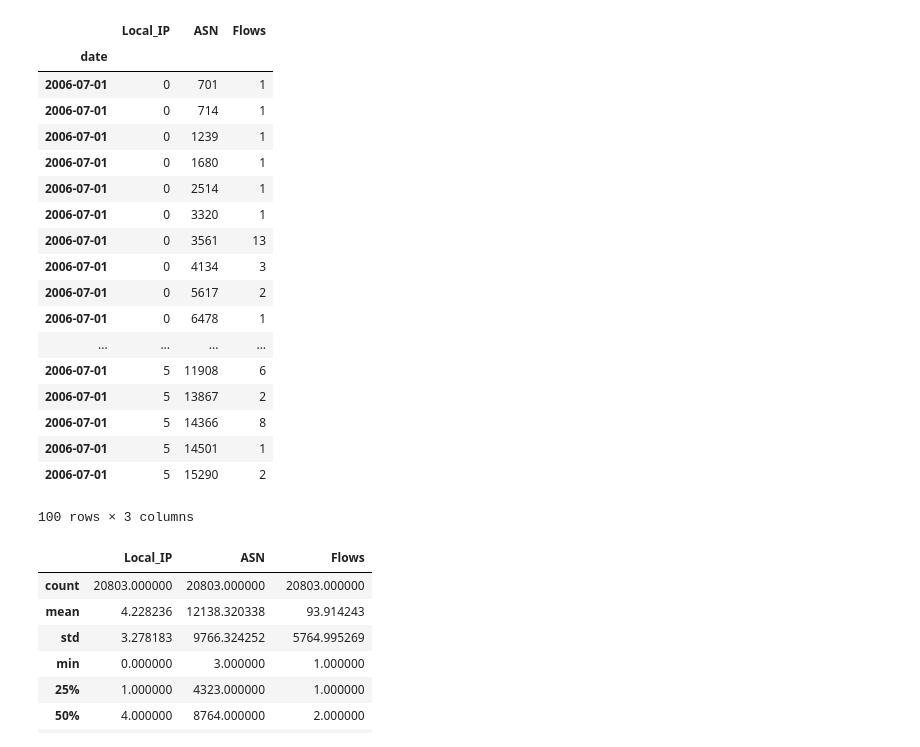
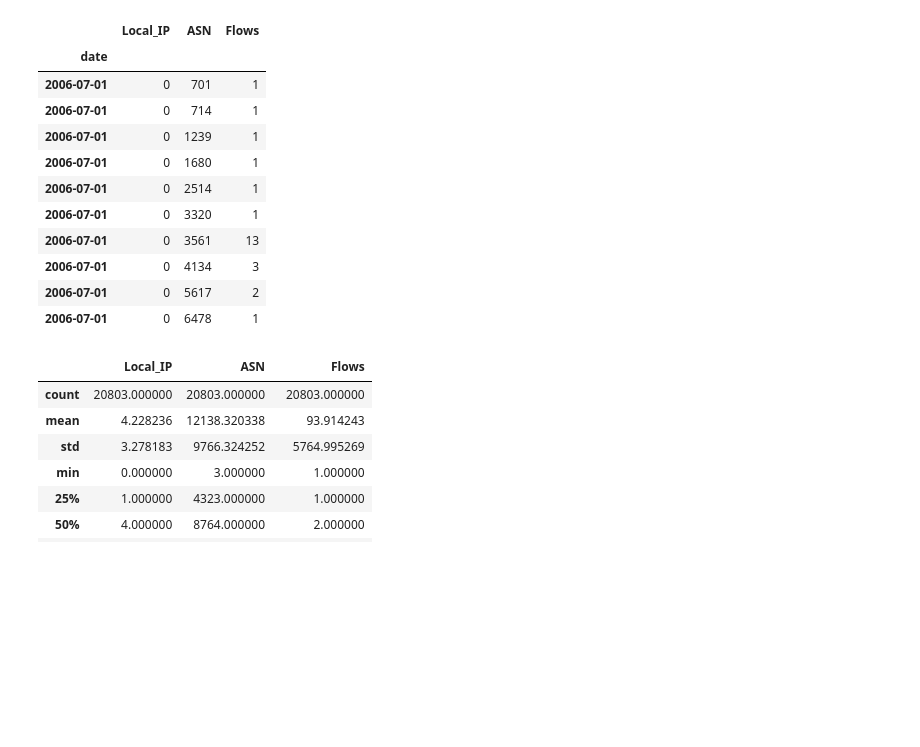
Before and after one commit to astarr8181/bot_net, a Jupyter notebook: bot_net_explore.ipynb, the cells around one changed output. Drawn from its saved outputs; the diff is of its cells as text; code cells hidden in the pictures; blank space fills up the shorter version.

```diff
--- a/bot_net_explore.ipynb
+++ b/bot_net_explore.ipynb
@@ -17,27 +31,20 @@ Path_to_Data = os.path.join(Data_root, Data_name)
 # %%
 df = pd.DataFrame.from_csv(Path_to_Data)
 df.columns = ['Local_IP', 'ASN', 'Flows']
-df.head(100)
+df.head(10)
 # %% [output]
 |  | Local_IP | ASN | Flows |
 | date |  |  |  |
 | 2006-07-01 | 0 | 701 | 1 |
 | 2006-07-01 | 0 | 714 | 1 |
 | 2006-07-01 | 0 | 1239 | 1 |
 | 2006-07-01 | 0 | 1680 | 1 |
 | 2006-07-01 | 0 | 2514 | 1 |
 | 2006-07-01 | 0 | 3320 | 1 |
 | 2006-07-01 | 0 | 3561 | 13 |
 | 2006-07-01 | 0 | 4134 | 3 |
 | 2006-07-01 | 0 | 5617 | 2 |
 | 2006-07-01 | 0 | 6478 | 1 |
-| ... | ... | ... | ... |
-| 2006-07-01 | 5 | 11908 | 6 |
-| 2006-07-01 | 5 | 13867 | 2 |
-| 2006-07-01 | 5 | 14366 | 8 |
-| 2006-07-01 | 5 | 14501 | 1 |
-| 2006-07-01 | 5 | 15290 | 2 |
-100 rows × 3 columns
 # %%
 df.describe()
 # %% [output]
```
Also changed, not shown: parts of 14 cells of this notebook.
